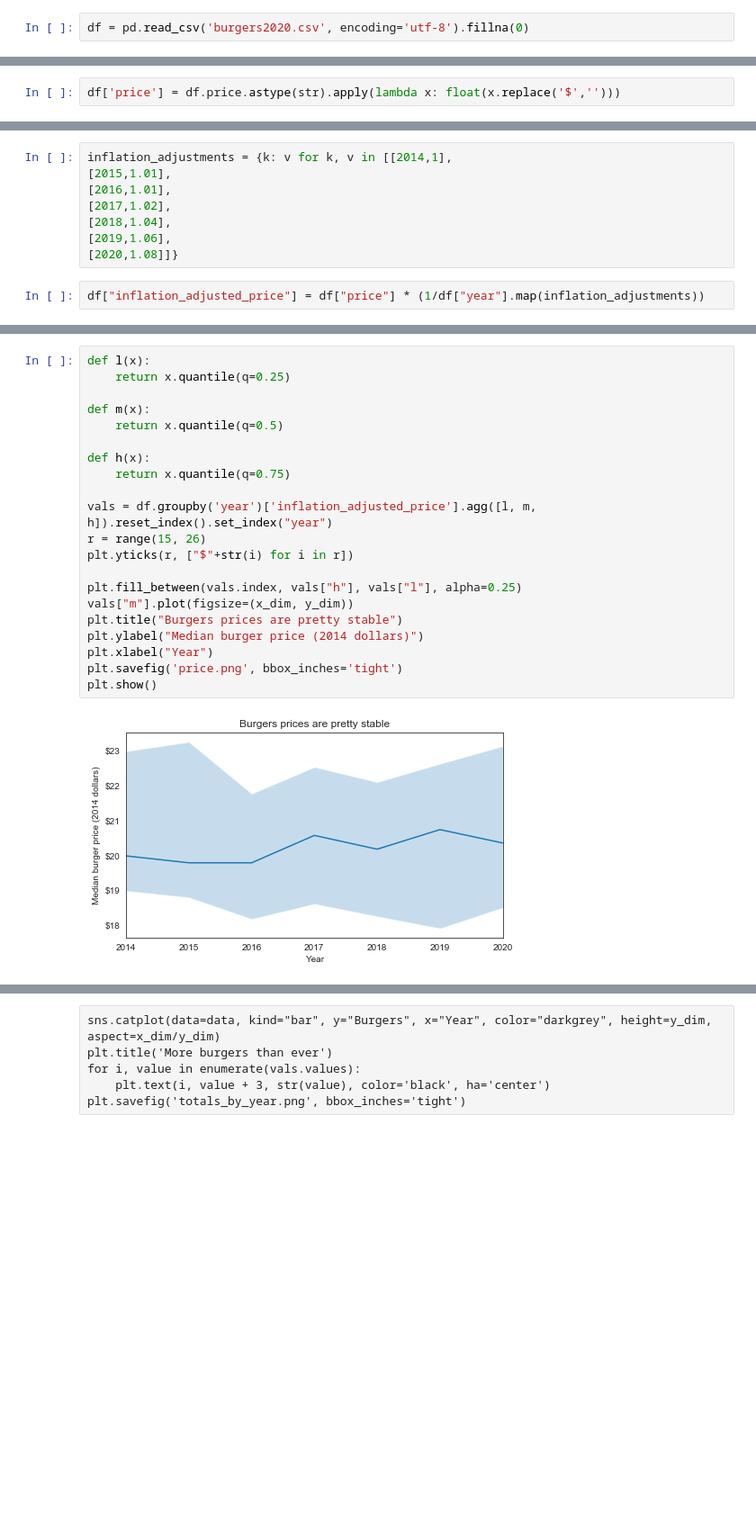
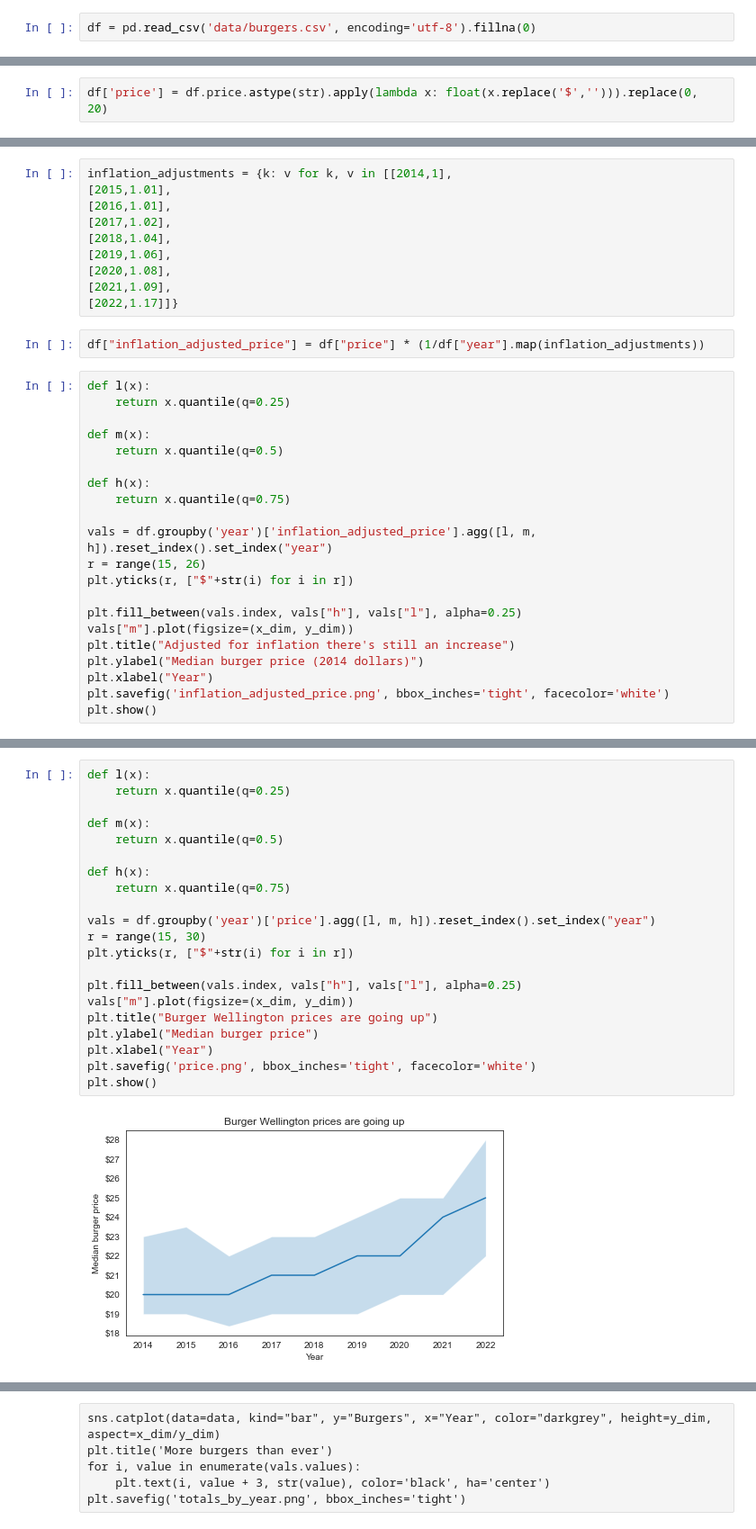
Before and after one commit to SimonCarryer/burgerwellington, a Jupyter notebook: Burger analysis.ipynb, the cells around one changed output, grey strips where cells are left out. Shown at 90% size. Cells and saved outputs as stored; diff of their text form; blank space fills up the shorter version.

```diff
--- a/Burger analysis.ipynb
+++ b/Burger analysis.ipynb
@@ -11,4 +11,4 @@ sns.set_style("white")
 # %% [markdown]
 ## Load and clean data
 # %%
-df = pd.read_csv('burgers2020.csv', encoding='utf-8').fillna(0)
+df = pd.read_csv('data/burgers.csv', encoding='utf-8').fillna(0)
@@ -28,7 +32,7 @@ df['burger description'] = df['burger description'].apply(snip)
 # %%
 df[df.columns[-12:]] = df[df.columns[-12:]].replace({'Yes': 1})
 # %%
-df['price'] = df.price.astype(str).apply(lambda x: float(x.replace('$','')))
+df['price'] = df.price.astype(str).apply(lambda x: float(x.replace('$',''))).replace(0, 20)
 # %%
 df['other'] = (df[['chicken', 'beef', 'pork', 'lamb', u'seafood']].sum(axis=1) == 0)*1
 # %%
@@ -100,6 +99,29 @@ inflation_adjustments = {k: v for k, v in [[2014,1],
 [2017,1.02],
 [2018,1.04],
 [2019,1.06],
-[2020,1.08]]}
+[2020,1.08],
+[2021,1.09],
+[2022,1.17]]}
 # %%
 df["inflation_adjusted_price"] = df["price"] * (1/df["year"].map(inflation_adjustments))
+# %%
+def l(x):
+    return x.quantile(q=0.25)
+
+def m(x):
+    return x.quantile(q=0.5)
+
+def h(x):
+    return x.quantile(q=0.75)
+
+vals = df.groupby('year')['inflation_adjusted_price'].agg([l, m, h]).reset_index().set_index("year")
+r = range(15, 26)
+plt.yticks(r, ["$"+str(i) for i in r])
+
+plt.fill_between(vals.index, vals["h"], vals["l"], alpha=0.25)
+vals["m"].plot(figsize=(x_dim, y_dim))
+plt.title("Adjusted for inflation there's still an increase")
+plt.ylabel("Median burger price (2014 dollars)")
+plt.xlabel("Year")
+plt.savefig('inflation_adjusted_price.png', bbox_inches='tight', facecolor='white')
+plt.show()
@@ -106,23 +130,23 @@ df["inflation_adjusted_price"] = df["price"] * (1/df["year"].map(inflation_adjus
 # %%
 def l(x):
     return x.quantile(q=0.25)
 
 def m(x):
     return x.quantile(q=0.5)
 
 def h(x):
     return x.quantile(q=0.75)
 
-vals = df.groupby('year')['inflation_adjusted_price'].agg([l, m, h]).reset_index().set_index("year")
-r = range(15, 26)
+vals = df.groupby('year')['price'].agg([l, m, h]).reset_index().set_index("year")
+r = range(15, 30)
 plt.yticks(r, ["$"+str(i) for i in r])
 
 plt.fill_between(vals.index, vals["h"], vals["l"], alpha=0.25)
 vals["m"].plot(figsize=(x_dim, y_dim))
-plt.title("Burgers prices are pretty stable")
-plt.ylabel("Median burger price (2014 dollars)")
+plt.title("Burger Wellington prices are going up")
+plt.ylabel("Median burger price")
 plt.xlabel("Year")
-plt.savefig('price.png', bbox_inches='tight')
+plt.savefig('price.png', bbox_inches='tight', facecolor='white')
 plt.show()
 # %% [output]
-[figure, old version]
+[figure, new version]
```
Also changed, not shown: parts of 35 cells of this notebook, 15 other files.
